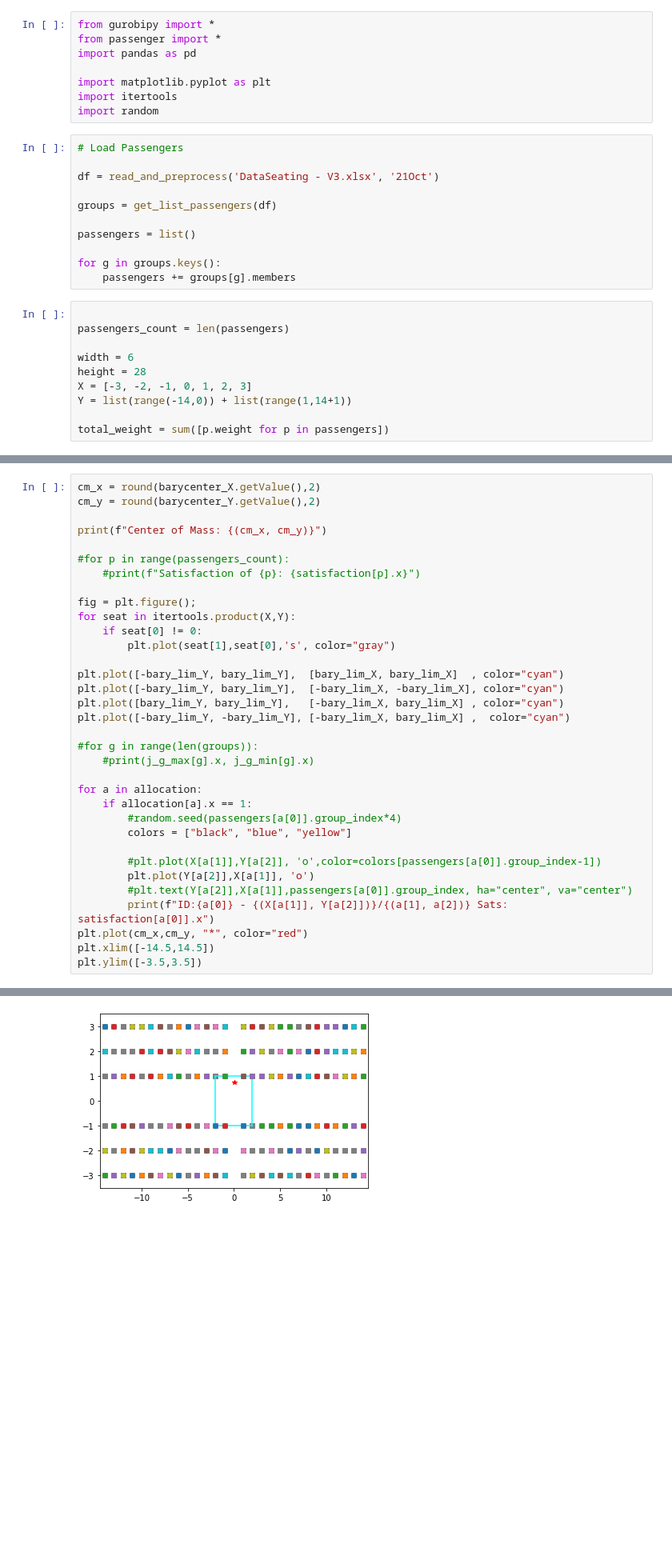
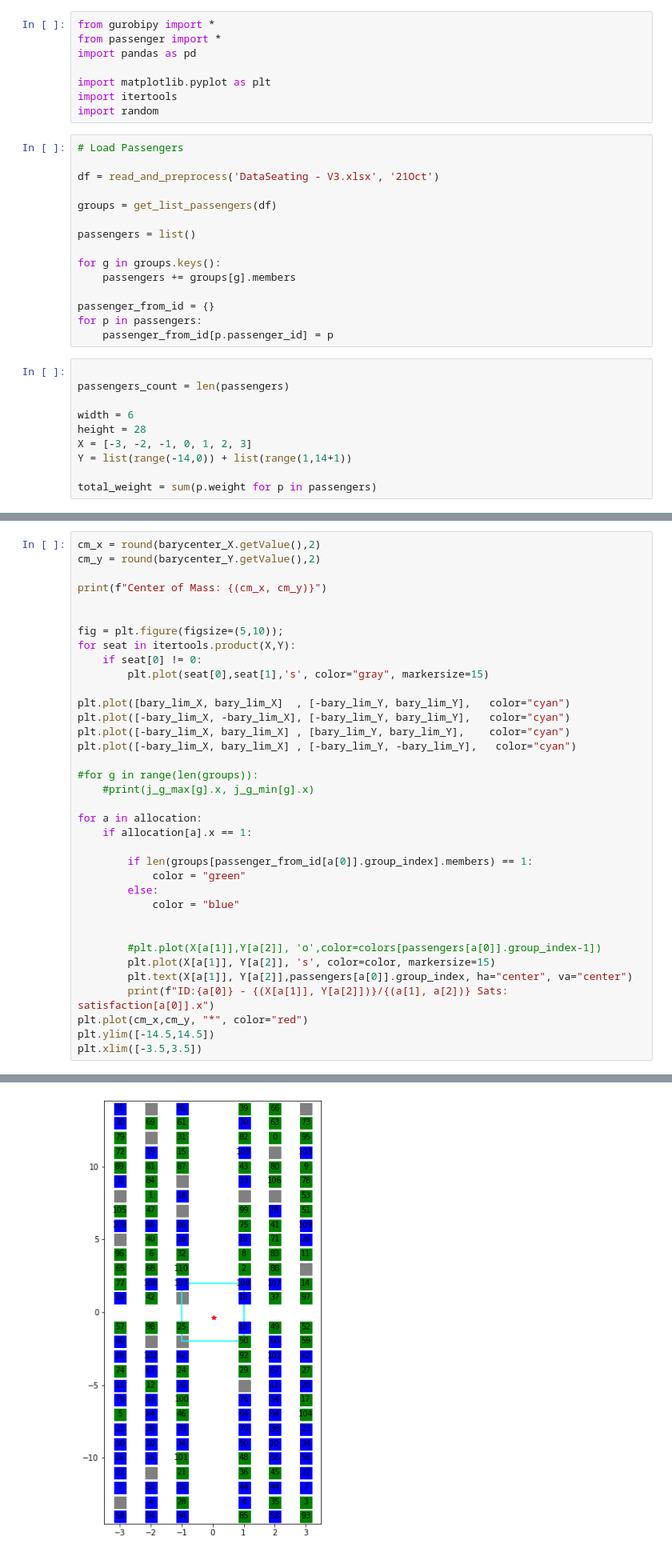
Before and after one commit to geraldomsousaj/ST7-AirFrance, a Jupyter notebook: model_v1.ipynb, the cells around one changed output, grey strips where cells are left out. Shown at 80% size. Saved outputs shown, nothing was run; the diff lists cells and outputs as text; blank space fills up the shorter version.

```diff
--- a/model_v1.ipynb
+++ b/model_v1.ipynb
@@ -17,6 +17,10 @@ passengers = list()
 
 for g in groups.keys():
     passengers += groups[g].members
+
+passenger_from_id = {}
+for p in passengers:
+    passenger_from_id[p.passenger_id] = p
 # %%
 
 passengers_count = len(passengers)
@@ -26,4 +30,4 @@ height = 28
 X = [-3, -2, -1, 0, 1, 2, 3]
 Y = list(range(-14,0)) + list(range(1,14+1))
 
-total_weight = sum([p.weight for p in passengers])
+total_weight = sum(p.weight for p in passengers)
@@ -149,32 +128,34 @@ cm_y = round(barycenter_Y.getValue(),2)
 
 print(f"Center of Mass: {(cm_x, cm_y)}")
 
-#for p in range(passengers_count):
-    #print(f"Satisfaction of {p}: {satisfaction[p].x}")
 
-fig = plt.figure();
+fig = plt.figure(figsize=(5,10));
 for seat in itertools.product(X,Y):
     if seat[0] != 0:
-        plt.plot(seat[1],seat[0],'s', color="gray")
+        plt.plot(seat[0],seat[1],'s', color="gray", markersize=15)
 
-plt.plot([-bary_lim_Y, bary_lim_Y],  [bary_lim_X, bary_lim_X]  , color="cyan")
-plt.plot([-bary_lim_Y, bary_lim_Y],  [-bary_lim_X, -bary_lim_X], color="cyan")
-plt.plot([bary_lim_Y, bary_lim_Y],   [-bary_lim_X, bary_lim_X] , color="cyan")
-plt.plot([-bary_lim_Y, -bary_lim_Y], [-bary_lim_X, bary_lim_X] ,  color="cyan")
+plt.plot([bary_lim_X, bary_lim_X]  , [-bary_lim_Y, bary_lim_Y],   color="cyan")
+plt.plot([-bary_lim_X, -bary_lim_X], [-bary_lim_Y, bary_lim_Y],   color="cyan")
+plt.plot([-bary_lim_X, bary_lim_X] , [bary_lim_Y, bary_lim_Y],    color="cyan")
+plt.plot([-bary_lim_X, bary_lim_X] , [-bary_lim_Y, -bary_lim_Y],   color="cyan")
 
 #for g in range(len(groups)):
     #print(j_g_max[g].x, j_g_min[g].x)
 
 for a in allocation:
     if allocation[a].x == 1:
-        #random.seed(passengers[a[0]].group_index*4)
-        colors = ["black", "blue", "yellow"]
+
+        if len(groups[passenger_from_id[a[0]].group_index].members) == 1:
+            color = "green"
+        else:
+            color = "blue"
+
 
         #plt.plot(X[a[1]],Y[a[2]], 'o',color=colors[passengers[a[0]].group_index-1])
-        plt.plot(Y[a[2]],X[a[1]], 'o')
-        #plt.text(Y[a[2]],X[a[1]],passengers[a[0]].group_index, ha="center", va="center")
+        plt.plot(X[a[1]], Y[a[2]], 's', color=color, markersize=15)
+        plt.text(X[a[1]], Y[a[2]],passengers[a[0]].group_index, ha="center", va="center")
         print(f"ID:{a[0]} - {(X[a[1]], Y[a[2]])}/{(a[1], a[2])} Sats: satisfaction[a[0]].x")
 plt.plot(cm_x,cm_y, "*", color="red")
-plt.xlim([-14.5,14.5])
-plt.ylim([-3.5,3.5])
+plt.ylim([-14.5,14.5])
+plt.xlim([-3.5,3.5])
 # %% [output]
@@ -198,2 +179,2 @@ ID:150 - (-1, 7)/(2, 20) Sats: satisfaction[a[0]].x
 (-3.5, 3.5)
-[figure, old version]
+[figure, new version]
```
Also changed, not shown: parts of 6 cells of this notebook.
